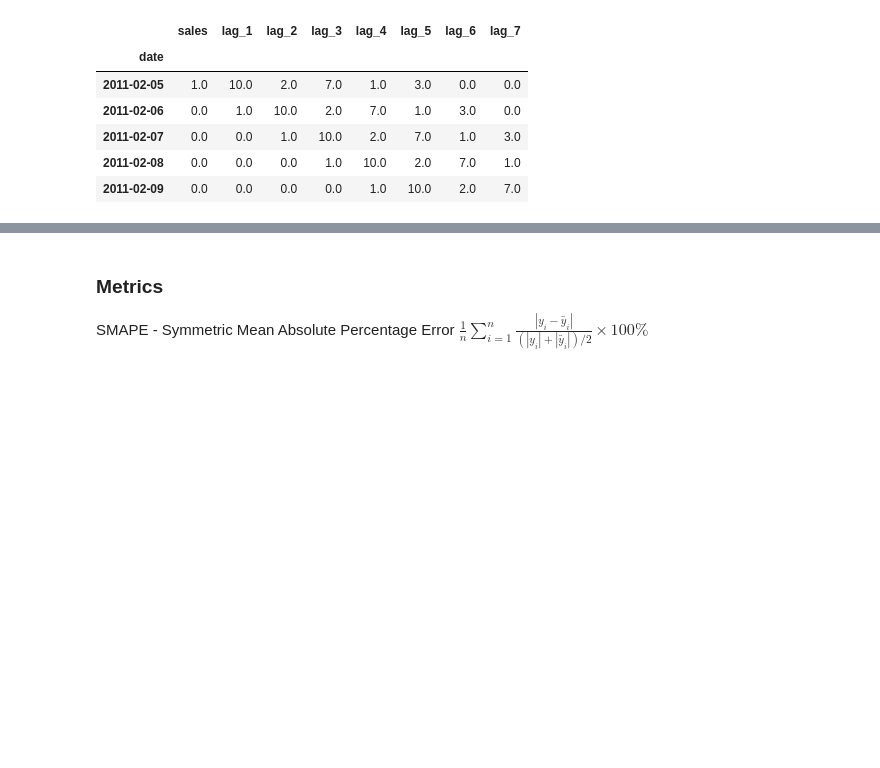
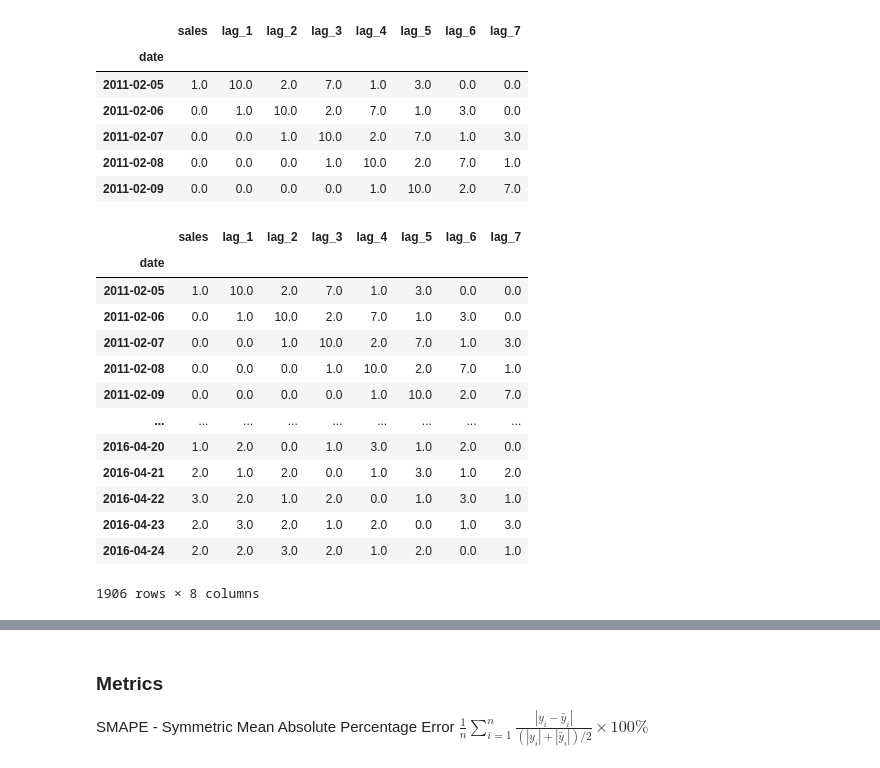
Before and after one commit to MolVlad/Data_Science_Skoltech_Coursework, a Jupyter notebook: Trees.ipynb, the cells around one changed output, grey strips where cells are left out. Cells and saved outputs as stored; diff of their text form; code cells hidden in the pictures; blank space fills up the shorter version.

```diff
--- a/Trees.ipynb
+++ b/Trees.ipynb
@@ -174,0 +189,17 @@ data[0].head()
+# %%
+data[0]
+# %% [output]
+|  | sales | lag_1 | lag_2 | lag_3 | lag_4 | lag_5 | lag_6 | lag_7 |
+| date |  |  |  |  |  |  |  |  |
+| 2011-02-05 | 1.0 | 10.0 | 2.0 | 7.0 | 1.0 | 3.0 | 0.0 | 0.0 |
+| 2011-02-06 | 0.0 | 1.0 | 10.0 | 2.0 | 7.0 | 1.0 | 3.0 | 0.0 |
+| 2011-02-07 | 0.0 | 0.0 | 1.0 | 10.0 | 2.0 | 7.0 | 1.0 | 3.0 |
+| 2011-02-08 | 0.0 | 0.0 | 0.0 | 1.0 | 10.0 | 2.0 | 7.0 | 1.0 |
+| 2011-02-09 | 0.0 | 0.0 | 0.0 | 0.0 | 1.0 | 10.0 | 2.0 | 7.0 |
+| ... | ... | ... | ... | ... | ... | ... | ... | ... |
+| 2016-04-20 | 1.0 | 2.0 | 0.0 | 1.0 | 3.0 | 1.0 | 2.0 | 0.0 |
+| 2016-04-21 | 2.0 | 1.0 | 2.0 | 0.0 | 1.0 | 3.0 | 1.0 | 2.0 |
+| 2016-04-22 | 3.0 | 2.0 | 1.0 | 2.0 | 0.0 | 1.0 | 3.0 | 1.0 |
+| 2016-04-23 | 2.0 | 3.0 | 2.0 | 1.0 | 2.0 | 0.0 | 1.0 | 3.0 |
+| 2016-04-24 | 2.0 | 2.0 | 3.0 | 2.0 | 1.0 | 2.0 | 0.0 | 1.0 |
+1906 rows × 8 columns
```
Also changed, not shown: parts of 51 cells of this notebook.
